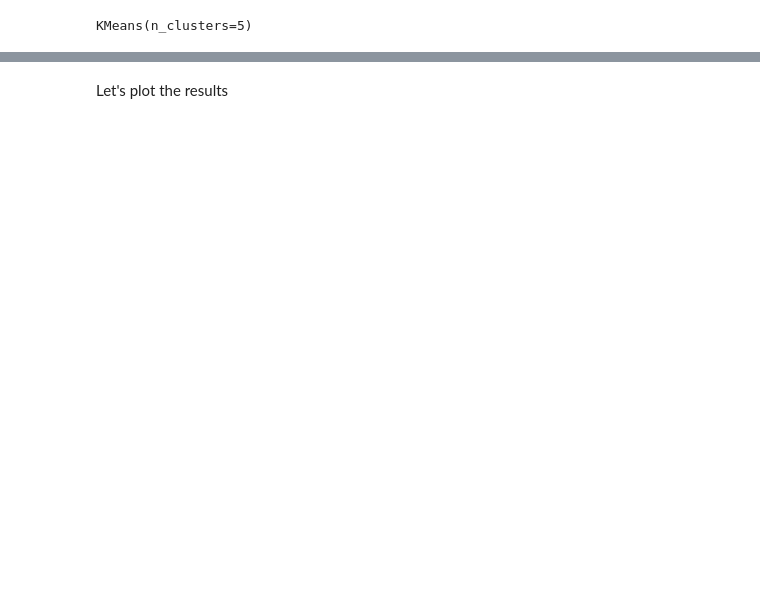
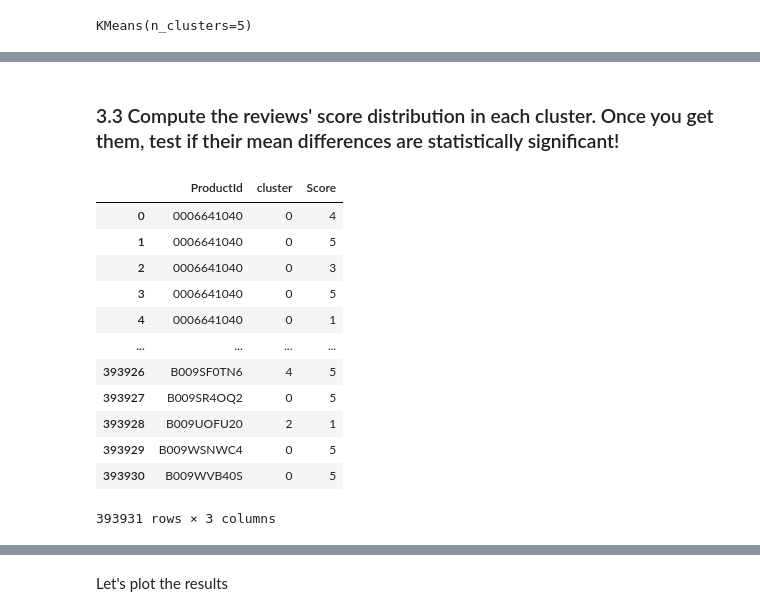
Before and after one commit to Jeremy98-alt/ADM-HW4, a Jupyter notebook: ADM-HW4(Q2) v2.ipynb, the cells around one changed output, grey strips where cells are left out. Drawn from its saved outputs; the diff is of its cells as text; code cells hidden in the pictures; blank space fills up the shorter version.

```diff
--- a/ADM-HW4(Q2) v2.ipynb
+++ b/ADM-HW4(Q2) v2.ipynb
@@ -352,0 +394,20 @@ array([1, 1, 2, 1, 1, 2, 1, 1, 1, 1])
+# %% [markdown]
+### 3.3 Compute the reviews' score distribution in each cluster. Once you get them, test if their mean differences are statistically significant!
+# %%
+new_df["cluster"] = ans
+gabibbo = pd.merge(new_df[["ProductId","cluster"]], dt[["ProductId","Score"]], on="ProductId")
+gabibbo
+# %% [output]
+|  | ProductId | cluster | Score |
+| 0 | 0006641040 | 0 | 4 |
+| 1 | 0006641040 | 0 | 5 |
+| 2 | 0006641040 | 0 | 3 |
+| 3 | 0006641040 | 0 | 5 |
+| 4 | 0006641040 | 0 | 1 |
+| ... | ... | ... | ... |
+| 393926 | B009SF0TN6 | 4 | 5 |
+| 393927 | B009SR4OQ2 | 0 | 5 |
+| 393928 | B009UOFU20 | 2 | 1 |
+| 393929 | B009WSNWC4 | 0 | 5 |
+| 393930 | B009WVB40S | 0 | 5 |
+393931 rows × 3 columns
```
Also changed, not shown: parts of 24 cells of this notebook.
